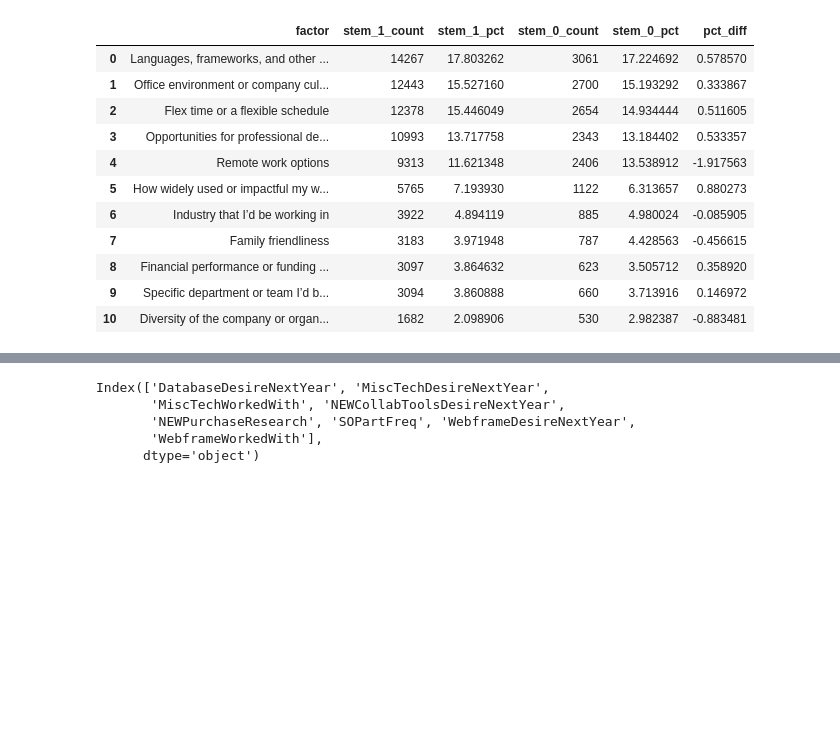
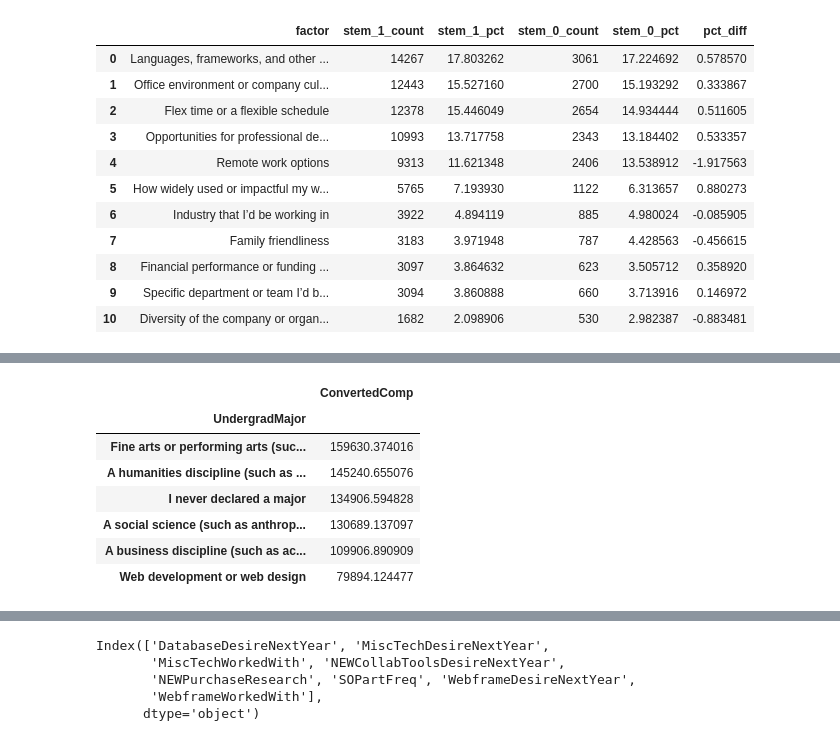
Before and after one commit to yutongwanyan98/My_Practices, a Jupyter notebook: so_survey.ipynb, the cells around one changed output, grey strips where cells are left out. Saved outputs shown, nothing was run; the diff lists cells and outputs as text; code cells hidden in the pictures; blank space fills up the shorter version.

```diff
--- a/so_survey.ipynb
+++ b/so_survey.ipynb
@@ -233,0 +250,11 @@ stem_count.style.bar(subset=['pct_diff'], align='mid', color=['#d65f5f', '#5fba7
+# %%
+non_stem_df.groupby('UndergradMajor').agg({'ConvertedComp':'mean'}).sort_values(by = 'ConvertedComp', ascending = False)
+# %% [output]
+|  | ConvertedComp |
+| UndergradMajor |  |
+| Fine arts or performing arts (suc... | 159630.374016 |
+| A humanities discipline (such as ... | 145240.655076 |
+| I never declared a major | 134906.594828 |
+| A social science (such as anthrop... | 130689.137097 |
+| A business discipline (such as ac... | 109906.890909 |
+| Web development or web design | 79894.124477 |
```
Also changed, not shown: parts of 10 cells of this notebook.
